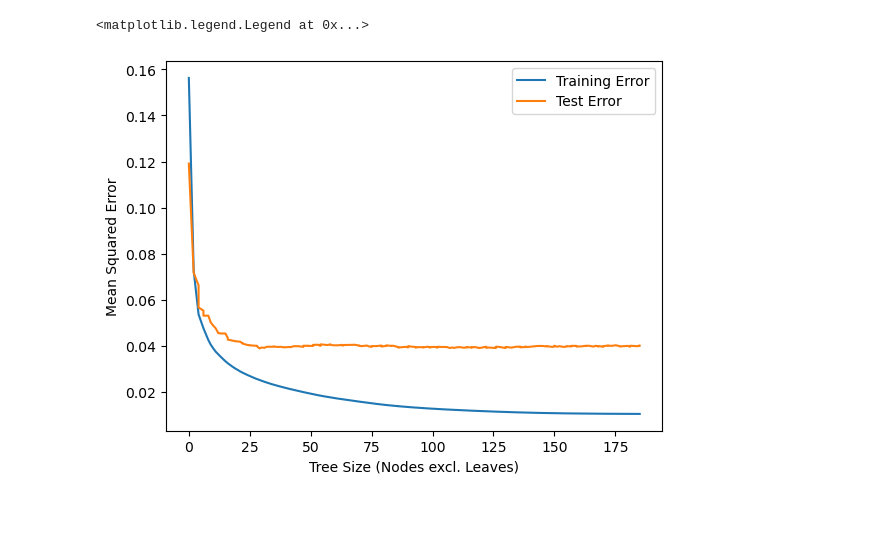
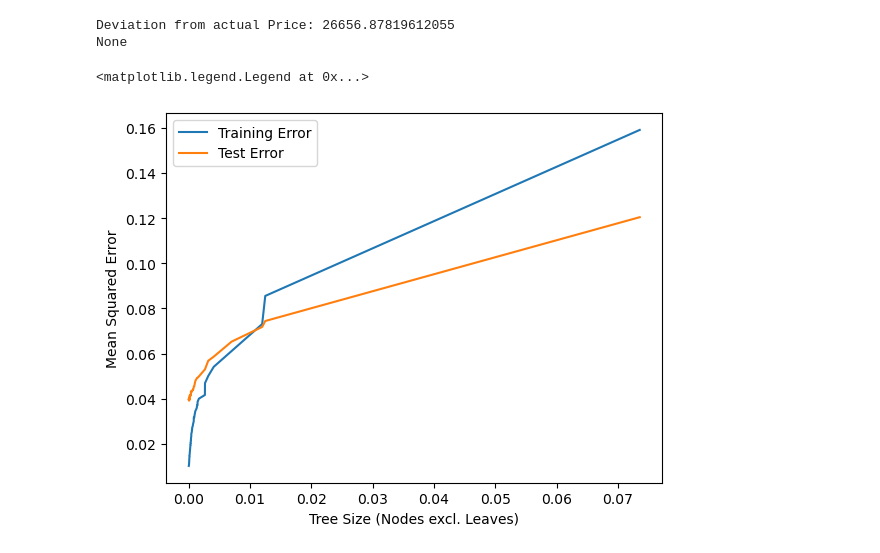
Before and after one commit to Interorm/ECMT3185-NumericalAssignment, a Jupyter notebook: analysis/Trees/PrunedTrees.ipynb, the cells around one changed output. Cells and saved outputs as stored; diff of their text form; code cells hidden in the pictures; blank space fills up the shorter version.

Commit message:
Upload Final Regression Tree scripts

```diff
--- a/analysis/Trees/PrunedTrees.ipynb
+++ b/analysis/Trees/PrunedTrees.ipynb
@@ -88,13 +93,19 @@ def SingleTree_Pruning(X=X_DATA, Y=Y_DATA, min_leaf_samples:int=5, **kwargs):
 # %%
 import matplotlib.pyplot as plt
+from sklearn.metrics import root_mean_squared_error
 
-PrunedTrees = SingleTree_Pruning(min_leaf_samples=5)
+#Calculate Loss RSME for Best Tree
+BestTree = PrunedTrees.loc[PrunedTrees['TestError'].idxmin(), 'Tree']
+print(print(f'Deviation from actual Price: {root_mean_squared_error(np.exp(Y_VAL), np.exp(BestTree.predict(X_VAL)))}'))
 
-plt.plot(PrunedTrees['tree_size'], PrunedTrees['TrainError'], label='Training Error')
-plt.plot(PrunedTrees['tree_size'], PrunedTrees['TestError'], label = 'Test Error')
+#Show impact of Treesize on MSE
+plt.plot(PrunedTrees['alpha'], PrunedTrees['TrainError'], label='Training Error')
+plt.plot(PrunedTrees['alpha'], PrunedTrees['TestError'], label = 'Test Error')
 plt.xlabel('Tree Size (Nodes excl. Leaves)')
 plt.ylabel('Mean Squared Error')
 plt.legend()
 # %% [output]
-<matplotlib.legend.Legend at 0x...>
+Deviation from actual Price: 26656.87819612055
+None
+<matplotlib.legend.Legend at 0x...>
-[figure, old version]
+[figure, new version]
```
Also changed, not shown: parts of 3 cells of this notebook, 4 other files.
